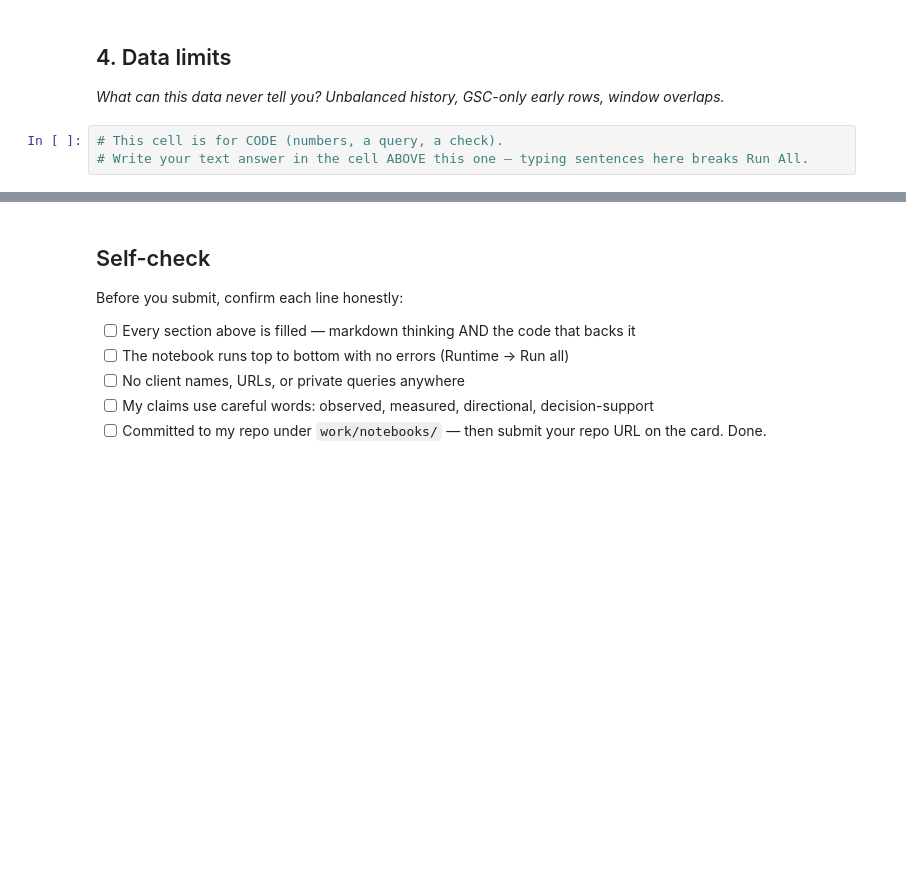
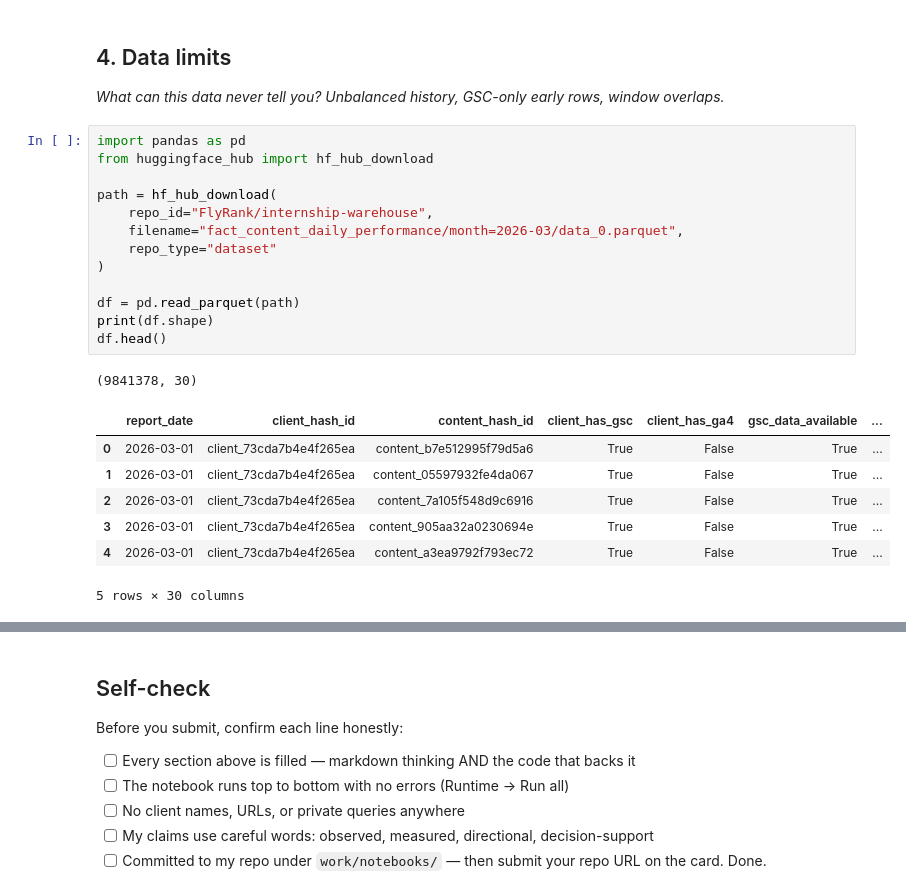
Before and after one commit to Aiman-Naheed-Iqbal/ML-Internship, a Jupyter notebook: work/notebooks/w03_data_contract.ipynb, the cells around one changed output, grey strips where cells are left out. Drawn from its saved outputs; the diff is of its cells as text; blank space fills up the shorter version.

```diff
--- a/work/notebooks/w03_data_contract.ipynb
+++ b/work/notebooks/w03_data_contract.ipynb
@@ -31,6 +89,25 @@ This skeleton is yours to fill. Work the sections **in order** — each one has
 ## 4. Data limits
 
 *What can this data never tell you? Unbalanced history, GSC-only early rows, window overlaps.*
-# %%
-# This cell is for CODE (numbers, a query, a check).
-# Write your text answer in the cell ABOVE this one — typing sentences here breaks Run All.
+# %%
+import pandas as pd
+from huggingface_hub import hf_hub_download
+
+path = hf_hub_download(
+    repo_id="FlyRank/internship-warehouse",
+    filename="fact_content_daily_performance/month=2026-03/data_0.parquet",
+    repo_type="dataset"
+)
+
+df = pd.read_parquet(path)
+print(df.shape)
+df.head()
+# %% [output]
+(9841378, 30)
+|  | report_date | client_hash_id | content_hash_id | client_has_gsc | client_has_ga4 | gsc_data_available | ... |
+| 0 | 2026-03-01 | client_73cda7b4e4f265ea | content_b7e512995f79d5a6 | True | False | True | ... |
+| 1 | 2026-03-01 | client_73cda7b4e4f265ea | content_05597932fe4da067 | True | False | True | ... |
+| 2 | 2026-03-01 | client_73cda7b4e4f265ea | content_7a105f548d9c6916 | True | False | True | ... |
+| 3 | 2026-03-01 | client_73cda7b4e4f265ea | content_905aa32a0230694e | True | False | True | ... |
+| 4 | 2026-03-01 | client_73cda7b4e4f265ea | content_a3ea9792f793ec72 | True | False | True | ... |
+5 rows × 30 columns
```
Also changed, not shown: parts of 10 cells of this notebook.
